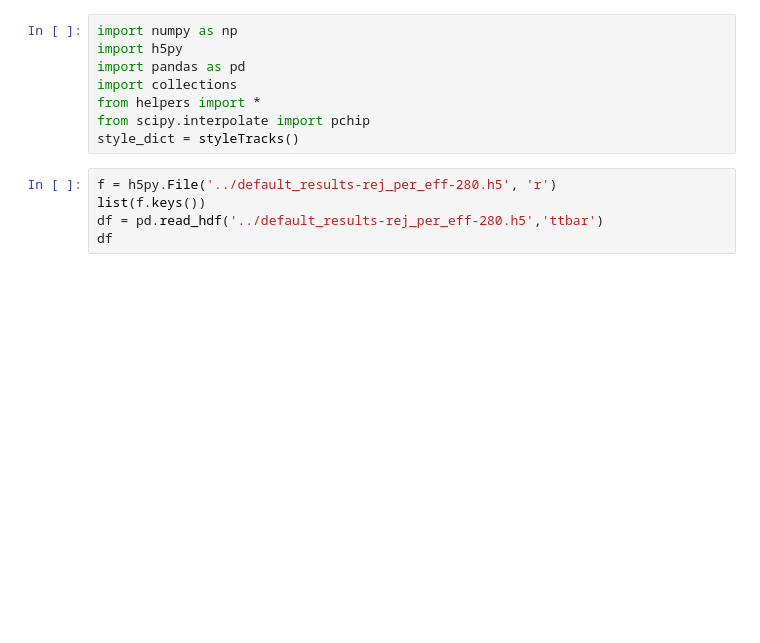
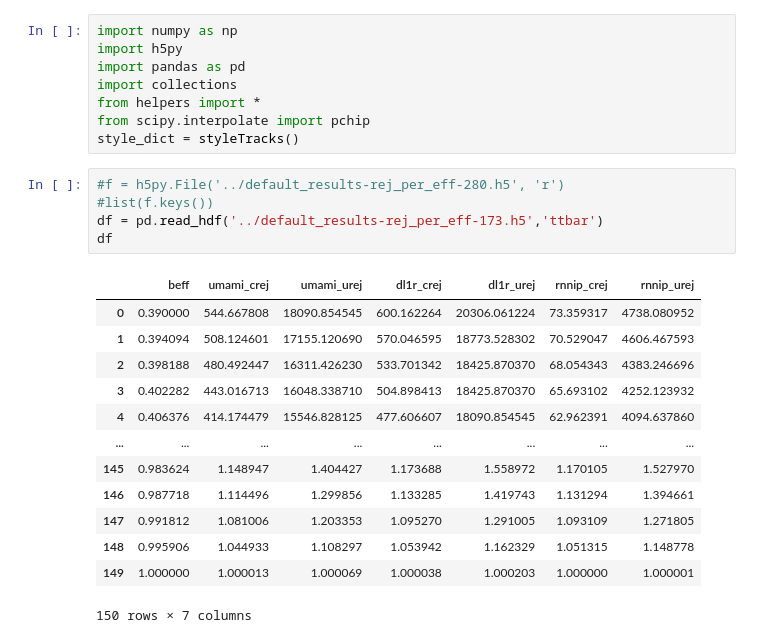
Before and after one commit to ava-lee/TrackingAnalysis, a Jupyter notebook: plotNNROCs.ipynb, the cells around one changed output. Cells and saved outputs as stored; diff of their text form; blank space fills up the shorter version.

```diff
--- a/plotNNROCs.ipynb
+++ b/plotNNROCs.ipynb
@@ -7,9 +7,23 @@ from helpers import *
 from scipy.interpolate import pchip
 style_dict = styleTracks()
 # %%
-f = h5py.File('../default_results-rej_per_eff-280.h5', 'r')
-list(f.keys())
-df = pd.read_hdf('../default_results-rej_per_eff-280.h5','ttbar')
+#f = h5py.File('../default_results-rej_per_eff-280.h5', 'r')
+#list(f.keys())
+df = pd.read_hdf('../default_results-rej_per_eff-173.h5','ttbar')
 df
+# %% [output]
+|  | beff | umami_crej | umami_urej | dl1r_crej | dl1r_urej | rnnip_crej | rnnip_urej |
+| 0 | 0.390000 | 544.667808 | 18090.854545 | 600.162264 | 20306.061224 | 73.359317 | 4738.080952 |
+| 1 | 0.394094 | 508.124601 | 17155.120690 | 570.046595 | 18773.528302 | 70.529047 | 4606.467593 |
+| 2 | 0.398188 | 480.492447 | 16311.426230 | 533.701342 | 18425.870370 | 68.054343 | 4383.246696 |
+| 3 | 0.402282 | 443.016713 | 16048.338710 | 504.898413 | 18425.870370 | 65.693102 | 4252.123932 |
+| 4 | 0.406376 | 414.174479 | 15546.828125 | 477.606607 | 18090.854545 | 62.962391 | 4094.637860 |
+| ... | ... | ... | ... | ... | ... | ... | ... |
+| 145 | 0.983624 | 1.148947 | 1.404427 | 1.173688 | 1.558972 | 1.170105 | 1.527970 |
+| 146 | 0.987718 | 1.114496 | 1.299856 | 1.133285 | 1.419743 | 1.131294 | 1.394661 |
+| 147 | 0.991812 | 1.081006 | 1.203353 | 1.095270 | 1.291005 | 1.093109 | 1.271805 |
+| 148 | 0.995906 | 1.044933 | 1.108297 | 1.053942 | 1.162329 | 1.051315 | 1.148778 |
+| 149 | 1.000000 | 1.000013 | 1.000069 | 1.000038 | 1.000203 | 1.000000 | 1.000001 |
+150 rows × 7 columns
 # %%
 class NNEvalResults:
```
Also changed, not shown: parts of 2 cells of this notebook, 1 other file.
